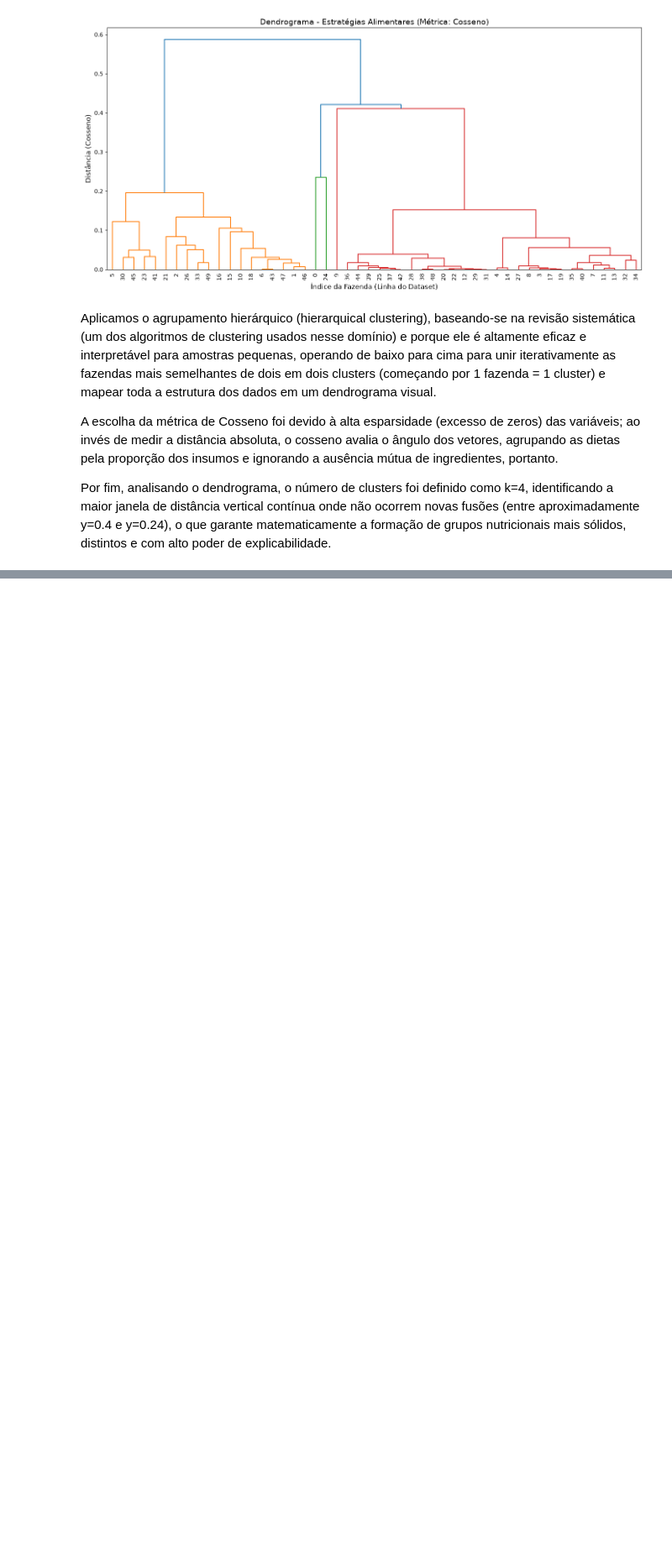
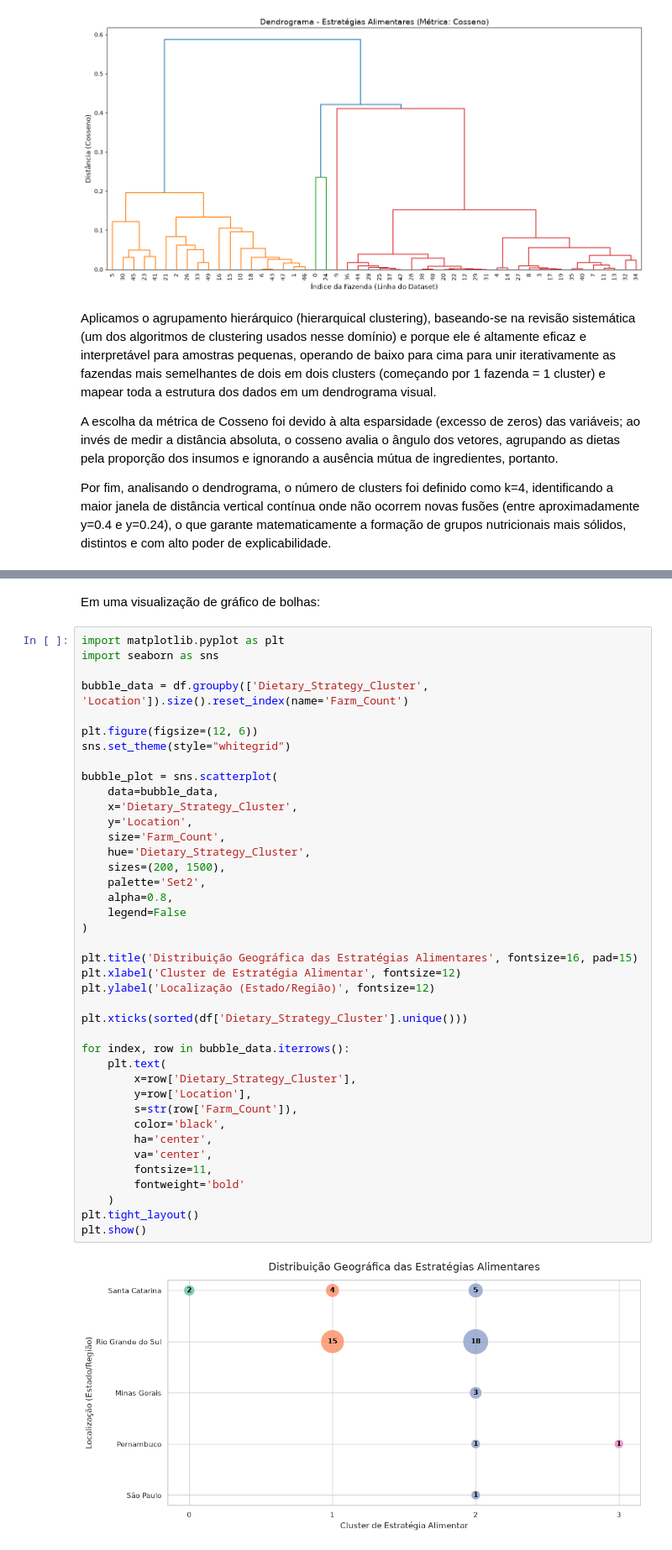
Before and after one commit to pedroalmeid/carbon_milkproduction_causalinference, a Jupyter notebook: notebooks/dietary_strategy_clustering.ipynb, the cells around one changed output, grey strips where cells are left out. Shown at 84% size. Saved outputs shown, nothing was run; the diff lists cells and outputs as text; blank space fills up the shorter version.

```diff
--- a/notebooks/dietary_strategy_clustering.ipynb
+++ b/notebooks/dietary_strategy_clustering.ipynb
@@ -188,0 +260,44 @@ Por fim, analisando o dendrograma, o número de clusters foi definido como k=4,
+# %% [markdown]
+Em uma visualização de gráfico de bolhas:
+# %%
+import matplotlib.pyplot as plt
+import seaborn as sns
+
+bubble_data = df.groupby(['Dietary_Strategy_Cluster', 'Location']).size().reset_index(name='Farm_Count')
+
+plt.figure(figsize=(12, 6))
+sns.set_theme(style="whitegrid")
+
+bubble_plot = sns.scatterplot(
+    data=bubble_data,
+    x='Dietary_Strategy_Cluster',
+    y='Location',
+    size='Farm_Count',
+    hue='Dietary_Strategy_Cluster',
+    sizes=(200, 1500),
+    palette='Set2',
+    alpha=0.8,
+    legend=False
+)
+
+plt.title('Distribuição Geográfica das Estratégias Alimentares', fontsize=16, pad=15)
+plt.xlabel('Cluster de Estratégia Alimentar', fontsize=12)
+plt.ylabel('Localização (Estado/Região)', fontsize=12)
+
+plt.xticks(sorted(df['Dietary_Strategy_Cluster'].unique()))
+
+for index, row in bubble_data.iterrows():
+    plt.text(
+        x=row['Dietary_Strategy_Cluster'],
+        y=row['Location'],
+        s=str(row['Farm_Count']),
+        color='black',
+        ha='center',
+        va='center',
+        fontsize=11,
+        fontweight='bold'
+    )
+plt.tight_layout()
+plt.show()
+# %% [output]
+[figure, added]
```
Also changed, not shown: parts of 10 cells of this notebook, 1 other file.
